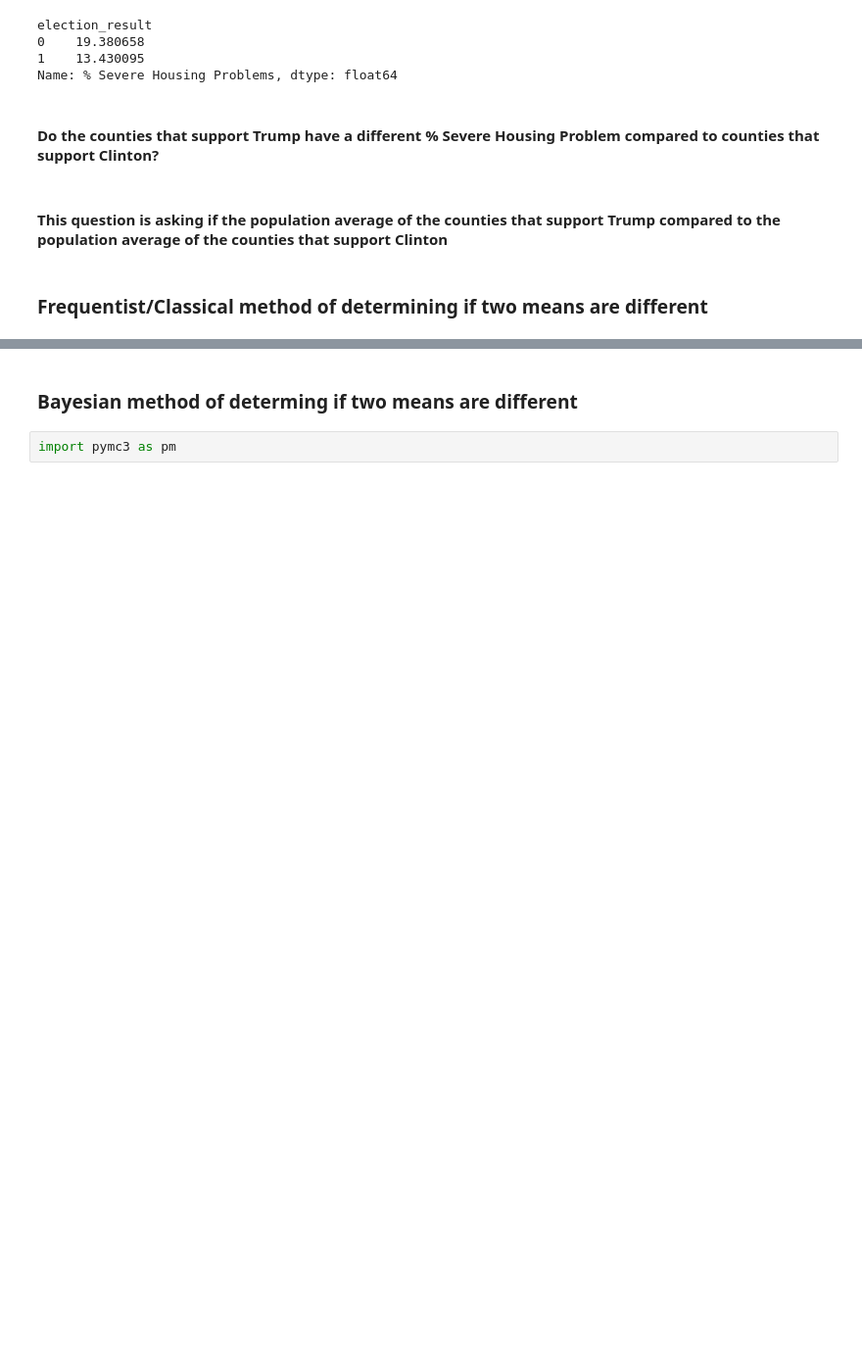
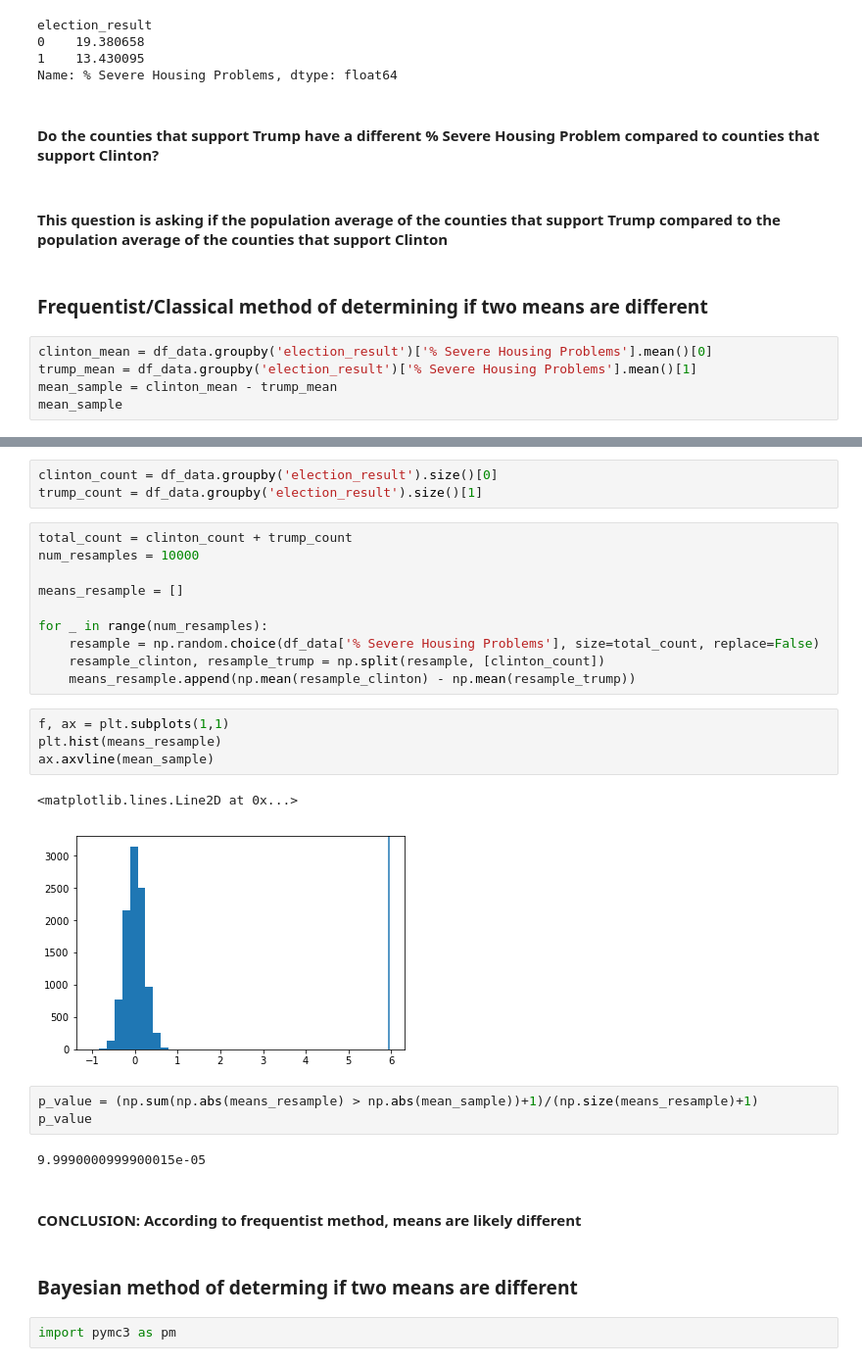
Before and after one commit to slgregoire/election, a Jupyter notebook: Most Important Feature.ipynb, the cells around one changed output, grey strips where cells are left out. Shown at 98% size. Drawn from its saved outputs; the diff is of its cells as text; blank space fills up the shorter version.

Commit message:
finished first draft of comparing %Severe Housing Problem distro between Clinton and Trump

```diff
--- a/Most Important Feature.ipynb
+++ b/Most Important Feature.ipynb
@@ -247,3 +247,8 @@ Name: % Severe Housing Problems, dtype: float64
 #### This question is asking if the population average of the counties that support Trump compared to the population average of the counties that support Clinton
 # %% [markdown]
 ### Frequentist/Classical method of determining if two means are different
+# %%
+clinton_mean = df_data.groupby('election_result')['% Severe Housing Problems'].mean()[0]
+trump_mean = df_data.groupby('election_result')['% Severe Housing Problems'].mean()[1]
+mean_sample = clinton_mean - trump_mean
+mean_sample
@@ -250,3 +264,30 @@ Name: % Severe Housing Problems, dtype: float64
+# %%
+clinton_count = df_data.groupby('election_result').size()[0]
+trump_count = df_data.groupby('election_result').size()[1]
+# %%
+total_count = clinton_count + trump_count
+num_resamples = 10000
+
+means_resample = []
+
+for _ in range(num_resamples):
+    resample = np.random.choice(df_data['% Severe Housing Problems'], size=total_count, replace=False)
+    resample_clinton, resample_trump = np.split(resample, [clinton_count])
+    means_resample.append(np.mean(resample_clinton) - np.mean(resample_trump))
+# %%
+f, ax = plt.subplots(1,1)
+plt.hist(means_resample)
+ax.axvline(mean_sample)
+# %% [output]
+<matplotlib.lines.Line2D at 0x...>
+[figure, added]
+# %%
+p_value = (np.sum(np.abs(means_resample) > np.abs(mean_sample))+1)/(np.size(means_resample)+1)
+p_value
+# %% [output]
+9.9990000999900015e-05
+# %% [markdown]
+#### CONCLUSION: According to frequentist method, means are likely different
 # %% [markdown]
 ### Bayesian method of determing if two means are different
 # %%
```
Also changed, not shown: parts of 12 cells of this notebook, 1 other file.
